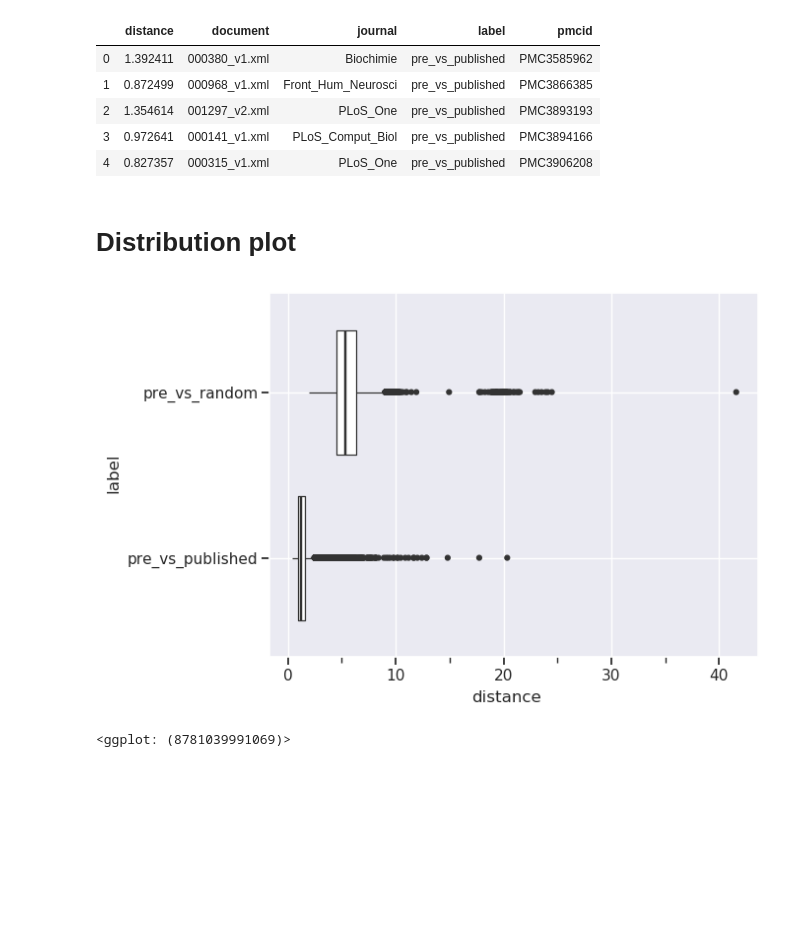
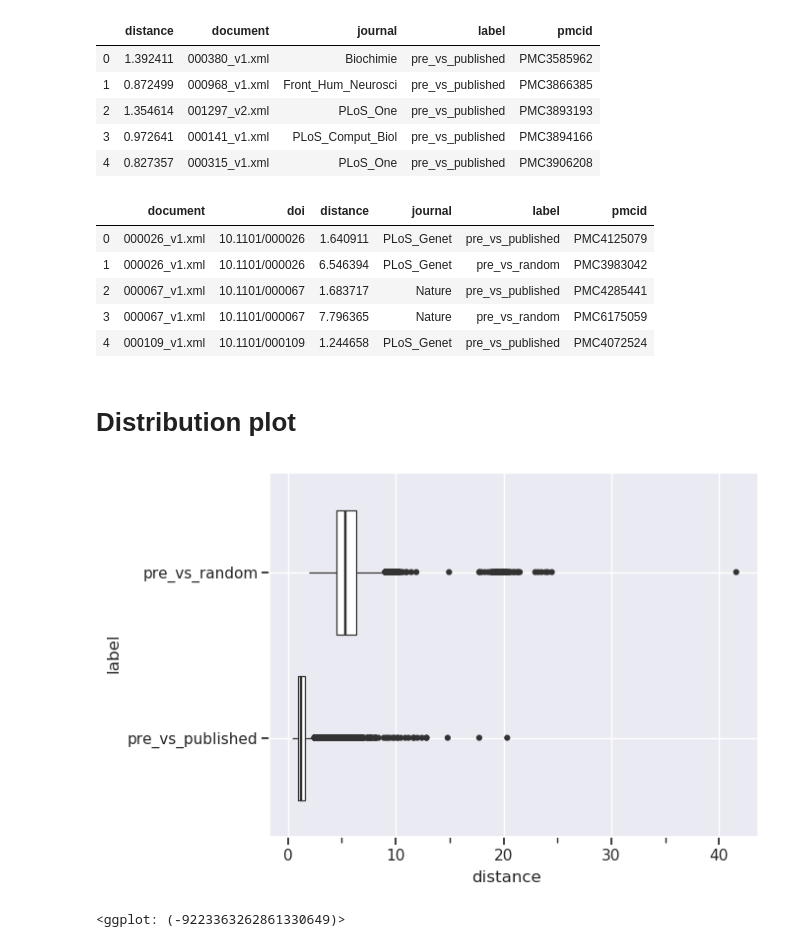
Before and after one commit to greenelab/annorxiver, a Jupyter notebook: biorxiv/article_distances/biorxiv_article_distances.ipynb, the cells around one changed output. Drawn from its saved outputs; the diff is of its cells as text; code cells hidden in the pictures; blank space fills up the shorter version.

```diff
--- a/biorxiv/article_distances/biorxiv_article_distances.ipynb
+++ b/biorxiv/article_distances/biorxiv_article_distances.ipynb
@@ -295,6 +276,20 @@ final_df.head()
 | 2 | 1.354614 | 001297_v2.xml | PLoS_One | pre_vs_published | PMC3893193 |
 | 3 | 0.972641 | 000141_v1.xml | PLoS_Comput_Biol | pre_vs_published | PMC3894166 |
 | 4 | 0.827357 | 000315_v1.xml | PLoS_One | pre_vs_published | PMC3906208 |
+# %%
+final_df = (
+    biorxiv_journal_df[["document", "doi"]]
+    .merge(final_df)
+)
+final_df.to_csv("output/article_distances.tsv", sep="\t", index=False)
+final_df.head()
+# %% [output]
+|  | document | doi | distance | journal | label | pmcid |
+| 0 | 000026_v1.xml | 10.1101/000026 | 1.640911 | PLoS_Genet | pre_vs_published | PMC4125079 |
+| 1 | 000026_v1.xml | 10.1101/000026 | 6.546394 | PLoS_Genet | pre_vs_random | PMC3983042 |
+| 2 | 000067_v1.xml | 10.1101/000067 | 1.683717 | Nature | pre_vs_published | PMC4285441 |
+| 3 | 000067_v1.xml | 10.1101/000067 | 7.796365 | Nature | pre_vs_random | PMC6175059 |
+| 4 | 000109_v1.xml | 10.1101/000109 | 1.244658 | PLoS_Genet | pre_vs_published | PMC4072524 |
 # %% [markdown]
 # Distribution plot
 # %%
@@ -310,4 +305,4 @@ g.save("output/biorxiv_article_distance.png", dpi=500)
 print(g)
 # %% [output]
 [figure]
-<ggplot: (8781039991069)>
+<ggplot: (-9223363262861330649)>
```
Also changed, not shown: parts of 9 cells of this notebook, 4 other files.
